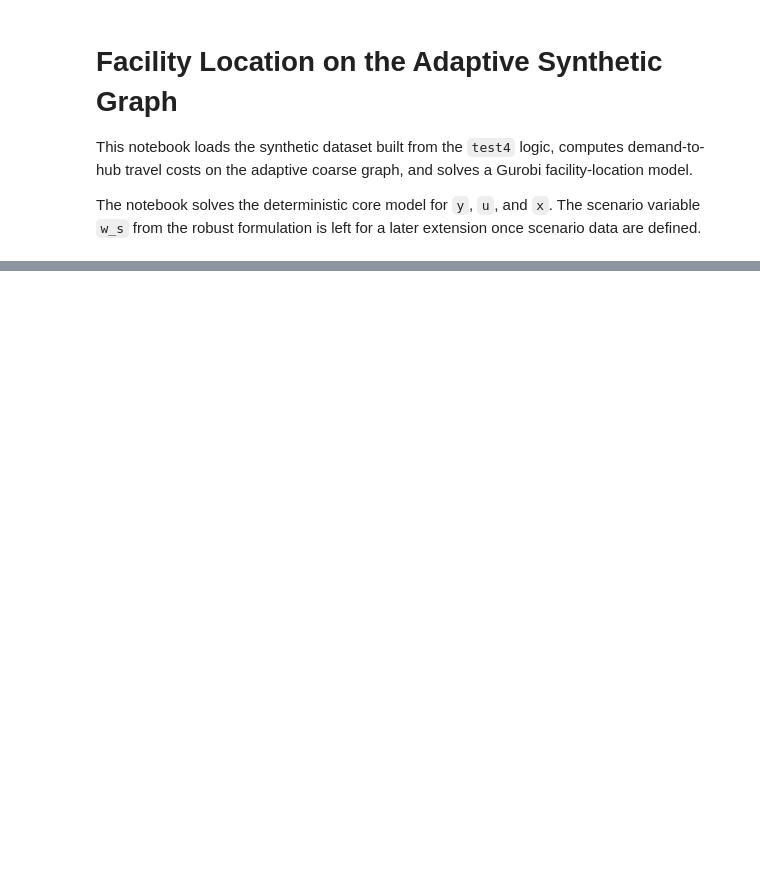
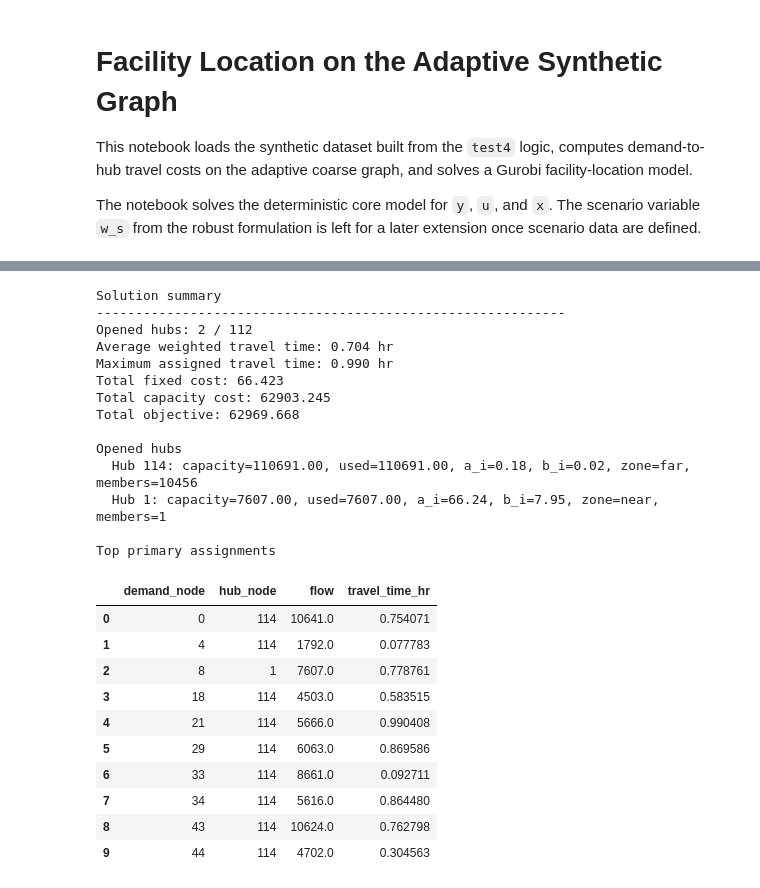
Before and after one commit to sohamhans19994/ML-Guided-MIP---Ukraine-Medical-Logistics-, a Jupyter notebook: test_gurobi.ipynb, the cells around one changed output, grey strips where cells are left out. Drawn from its saved outputs; the diff is of its cells as text; code cells hidden in the pictures; blank space fills up the shorter version.

Commit message:
Fixed distance and time calculations

```diff
--- a/test_gurobi.ipynb
+++ b/test_gurobi.ipynb
@@ -108,13 +140,28 @@ cost_matrix.iloc[: min(5, len(D)), : min(8, len(N))]
 #   u_j <= M y_j
 #   sum_i x_ij <= u_j
 #   sum_j x_ij = d_i                  for each demand i
-#   sum_(i,j) c_ij x_ij <= T * total_demand
+#   x_ij = 0                          whenever c_ij > T
 #
-# T is just an initial guess and is easy to change later.
+# T is a hard per-assignment travel-time threshold in hours.
 
 total_demand = float(sum(demand.values()))
 M = total_demand
-T = 8.0   # guessed average travel-time threshold in hours; tune later
+T = 4   # hard travel-time threshold in hours; tune later
+
+feasible_hubs = {i: [j for j in N if c[(i, j)] <= T] for i in D}
+feasible_counts = {i: len(feasible_hubs[i]) for i in D}
+print("Feasible hub-count stats within T")
+print("-" * 60)
+print(f"min = {min(feasible_counts.values())}")
+print(f"mean = {np.mean(list(feasible_counts.values())):.2f}")
+print(f"max = {max(feasible_counts.values())}")
+
+uncovered_demand_nodes = [i for i in D if feasible_counts[i] == 0]
+if uncovered_demand_nodes:
+    raise RuntimeError(
+        "Hard threshold T leaves some demand nodes uncovered. "
+        f"Increase T or adjust the graph. Uncovered demand nodes: {uncovered_demand_nodes}"
+    )
 
 model = gp.Model("adaptive_facility_location")
 
@@ -133,13 +180,13 @@ model.addConstrs((u[j] <= M * y[j] for j in N), name="open_capacity_link")
 # [2] Total assigned demand into facility j cannot exceed provisioned capacity u_j.
 model.addConstrs((gp.quicksum(x[i, j] for i in D) <= u[j] for j in N), name="facility_capacity")
 
-# Extra demand-balance constraint so every demand node is fully served.
+# Every demand node must be fully served.
 model.addConstrs((gp.quicksum(x[i, j] for j in N) == demand[i] for i in D), name="demand_balance")
 
-# [3] Weighted-average travel time must stay below T.
-model.addConstr(
-    gp.quicksum(c[(i, j)] * x[i, j] for i in D for j in N) <= T * total_demand,
-    name="service_threshold",
+# [3] Hard service threshold: no assignment may exceed T hours.
+model.addConstrs(
+    (x[i, j] == 0.0 for i in D for j in N if c[(i, j)] > T),
+    name="hard_service_threshold",
 )
 
 model.Params.OutputFlag = 1
@@ -165,30 +230,58 @@ for i in D:
                     "hub_node": j,
                     "flow": flow,
                     "travel_time_hr": c[(i, j)],
                 }
             )
 
 assignments = pd.DataFrame(assignment_rows).sort_values(["demand_node", "flow"], ascending=[True, False])
 primary_assignments = assignments.drop_duplicates(subset=["demand_node"]).copy()
 
 avg_travel_time = sum(c[(i, j)] * x[i, j].X for i in D for j in N) / total_demand
+max_assigned_travel_time = max((row["travel_time_hr"] for row in assignment_rows), default=0.0)
 used_capacity = {j: sum(x[i, j].X for i in D) for j in open_hubs}
 
 print("Solution summary")
 print("-" * 60)
 print(f"Opened hubs: {len(open_hubs)} / {len(N)}")
 print(f"Average weighted travel time: {avg_travel_time:.3f} hr")
+print(f"Maximum assigned travel time: {max_assigned_travel_time:.3f} hr")
 print(f"Total fixed cost: {sum(a[j] * y[j].X for j in N):.3f}")
 print(f"Total capacity cost: {sum(b[j] * u[j].X for j in N):.3f}")
 print(f"Total objective: {model.ObjVal:.3f}")
 
 print("\nOpened hubs")
 for j in sorted(open_hubs, key=lambda node: hub_capacity[node], reverse=True):
     attrs = CG.nodes[j]
     print(
         f"  Hub {j}: capacity={hub_capacity[j]:.2f}, used={used_capacity[j]:.2f}, "
         f"a_i={attrs['a_i']:.2f}, b_i={attrs['b_i']:.2f}, zone={attrs['zone']}, members={attrs['member_count']}"
     )
 
 print("\nTop primary assignments")
 display(primary_assignments.head(10))
+# %% [output]
+Solution summary
+------------------------------------------------------------
+Opened hubs: 2 / 112
+Average weighted travel time: 0.704 hr
+Maximum assigned travel time: 0.990 hr
+Total fixed cost: 66.423
+Total capacity cost: 62903.245
+Total objective: 62969.668
+
+Opened hubs
+  Hub 114: capacity=110691.00, used=110691.00, a_i=0.18, b_i=0.02, zone=far, members=10456
+  Hub 1: capacity=7607.00, used=7607.00, a_i=66.24, b_i=7.95, zone=near, members=1
+
+Top primary assignments
+|  | demand_node | hub_node | flow | travel_time_hr |
+| 0 | 0 | 114 | 10641.0 | 0.754071 |
+| 1 | 4 | 114 | 1792.0 | 0.077783 |
+| 2 | 8 | 1 | 7607.0 | 0.778761 |
+| 3 | 18 | 114 | 4503.0 | 0.583515 |
+| 4 | 21 | 114 | 5666.0 | 0.990408 |
+| 5 | 29 | 114 | 6063.0 | 0.869586 |
+| 6 | 33 | 114 | 8661.0 | 0.092711 |
+| 7 | 34 | 114 | 5616.0 | 0.864480 |
+| 8 | 43 | 114 | 10624.0 | 0.762798 |
+| 9 | 44 | 114 | 4702.0 | 0.304563 |
```
Also changed, not shown: parts of 7 cells of this notebook, 12 other files.
